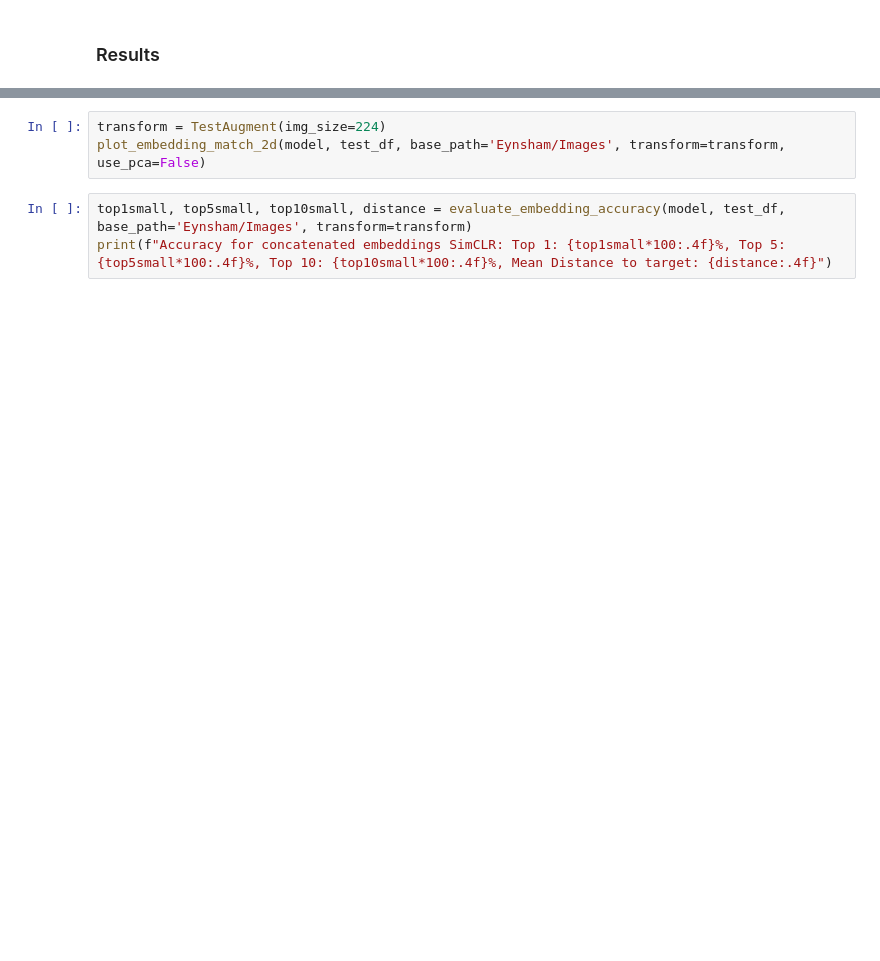
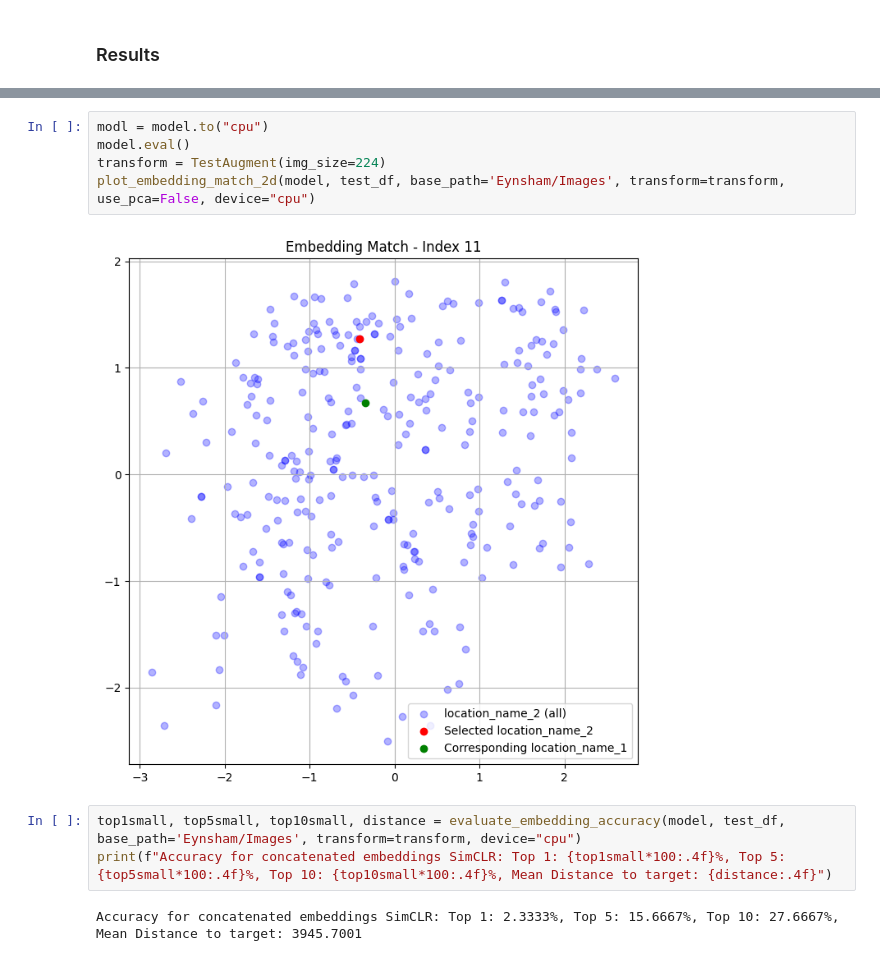
Before and after one commit to MatTheTab/scene-matching, a Jupyter notebook: SimCLR_5_parallel_views.ipynb, the cells around one changed output, grey strips where cells are left out. Drawn from its saved outputs; the diff is of its cells as text; blank space fills up the shorter version.

Commit message:
Add test run for all models

```diff
--- a/SimCLR_5_parallel_views.ipynb
+++ b/SimCLR_5_parallel_views.ipynb
@@ -179,6 +293,12 @@ model.load_state_dict(torch.load(model_path))
 # %%
+modl = model.to("cpu")
+model.eval()
 transform = TestAugment(img_size=224)
-plot_embedding_match_2d(model, test_df, base_path='Eynsham/Images', transform=transform, use_pca=False)
+plot_embedding_match_2d(model, test_df, base_path='Eynsham/Images', transform=transform, use_pca=False, device="cpu")
+# %% [output]
+[figure, added]
 # %%
-top1small, top5small, top10small, distance = evaluate_embedding_accuracy(model, test_df, base_path='Eynsham/Images', transform=transform)
+top1small, top5small, top10small, distance = evaluate_embedding_accuracy(model, test_df, base_path='Eynsham/Images', transform=transform, device="cpu")
 print(f"Accuracy for concatenated embeddings SimCLR: Top 1: {top1small*100:.4f}%, Top 5: {top5small*100:.4f}%, Top 10: {top10small*100:.4f}%, Mean Distance to target: {distance:.4f}")
+# %% [output]
+Accuracy for concatenated embeddings SimCLR: Top 1: 2.3333%, Top 5: 15.6667%, Top 10: 27.6667%, Mean Distance to target: 3945.7001
```
Also changed, not shown: parts of 15 cells of this notebook, 20 other files.
